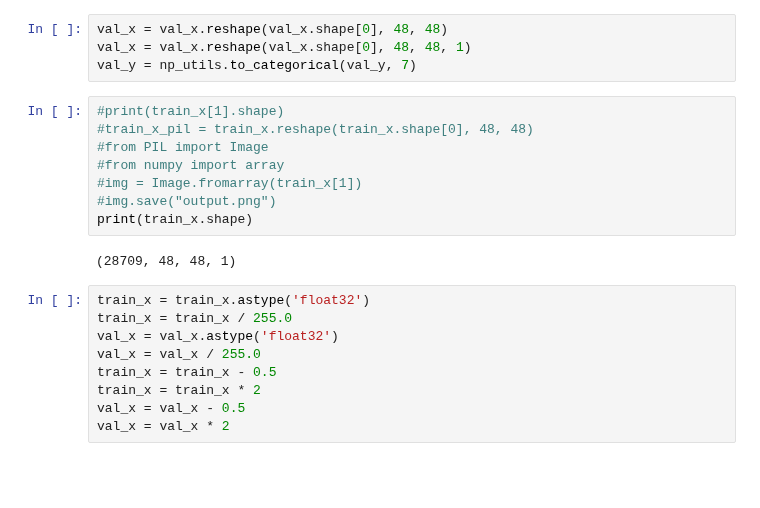
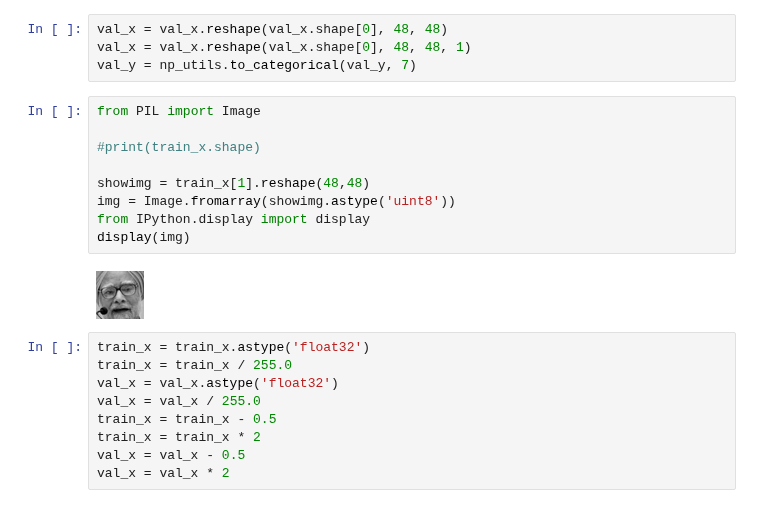
Before and after one commit to Curiousss/InkerIntern, a Jupyter notebook: FER_WINO_SEPARABLE_NO_CUDNN.ipynb, the cells around one changed output. Drawn from its saved outputs; the diff is of its cells as text; blank space fills up the shorter version.

Commit message:
Img display n Aug

```diff
--- a/FER_WINO_SEPARABLE_NO_CUDNN.ipynb
+++ b/FER_WINO_SEPARABLE_NO_CUDNN.ipynb
@@ -97,16 +97,17 @@ train_y = np_utils.to_categorical(train_y, 7)
 val_x = val_x.reshape(val_x.shape[0], 48, 48)
 val_x = val_x.reshape(val_x.shape[0], 48, 48, 1)
 val_y = np_utils.to_categorical(val_y, 7)
-# %%
-#print(train_x[1].shape)
-#train_x_pil = train_x.reshape(train_x.shape[0], 48, 48)
-#from PIL import Image
-#from numpy import array
-#img = Image.fromarray(train_x[1])
-#img.save("output.png")
-print(train_x.shape)
-# %% [output]
-(28709, 48, 48, 1)
+# %%
+from PIL import Image
+
+#print(train_x.shape)
+
+showimg = train_x[1].reshape(48,48)
+img = Image.fromarray(showimg.astype('uint8'))
+from IPython.display import display
+display(img)
+# %% [output]
+[figure, added]
 # %%
 train_x = train_x.astype('float32')
 train_x = train_x / 255.0
```
Also changed, not shown: parts of 2 cells of this notebook.
